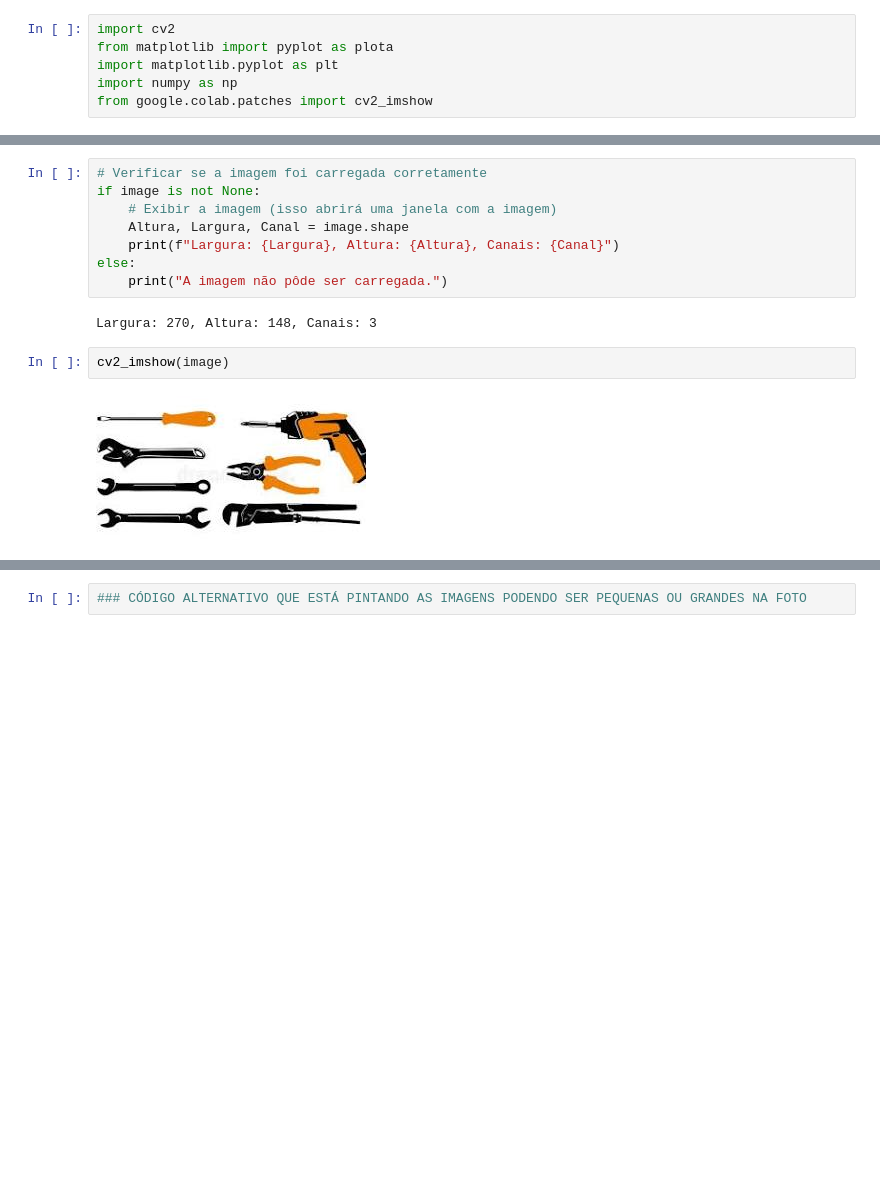
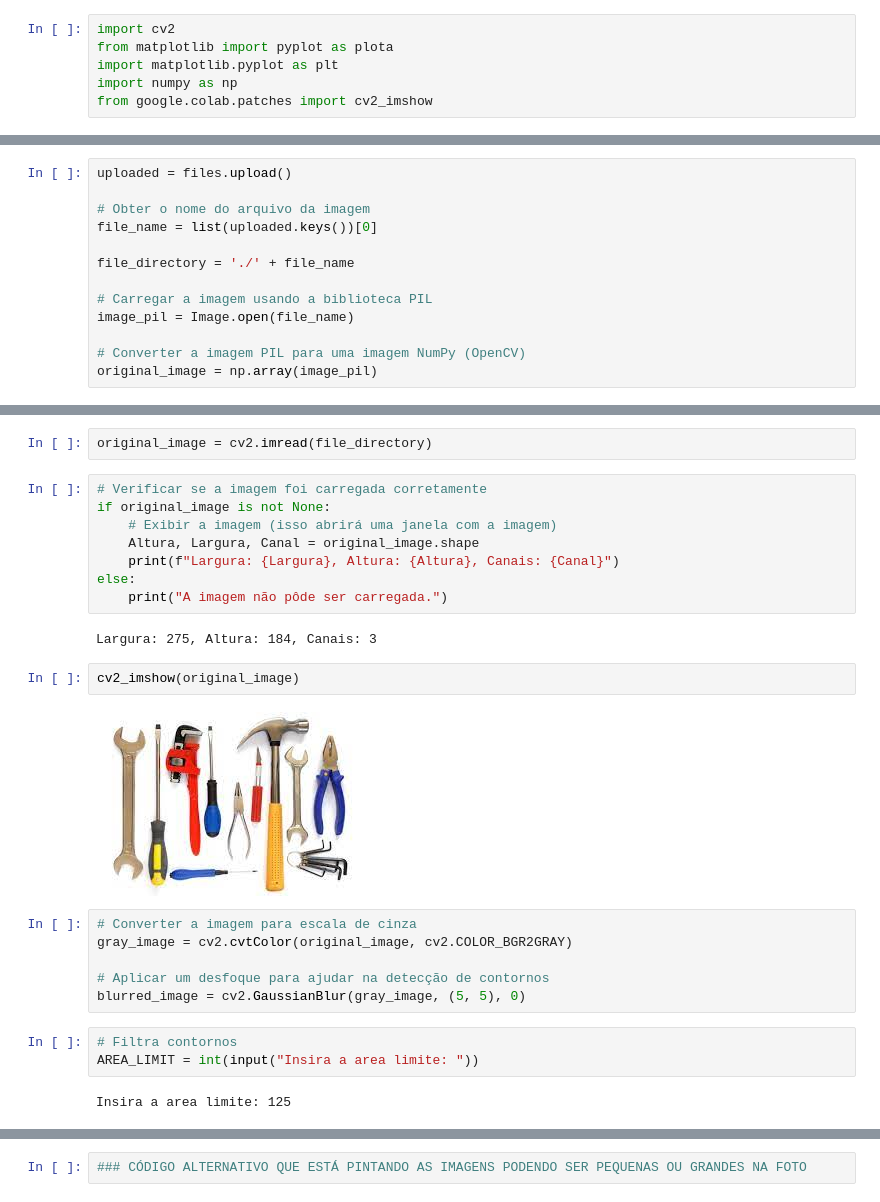
Before and after one commit to ElanDeyan/a3-cg-rv, a Jupyter notebook: A3_CG_E_RV.ipynb, the cells around one changed output, grey strips where cells are left out. Saved outputs shown, nothing was run; the diff lists cells and outputs as text; blank space fills up the shorter version.

```diff
--- a/A3_CG_E_RV.ipynb
+++ b/A3_CG_E_RV.ipynb
@@ -63,0 +68,13 @@ image = cv2.imread('./images.jpeg')
+# %%
+uploaded = files.upload()
+
+# Obter o nome do arquivo da imagem
+file_name = list(uploaded.keys())[0]
+
+file_directory = './' + file_name
+
+# Carregar a imagem usando a biblioteca PIL
+image_pil = Image.open(file_name)
+
+# Converter a imagem PIL para uma imagem NumPy (OpenCV)
+original_image = np.array(image_pil)
@@ -64,15 +84,28 @@ image = cv2.imread('./images.jpeg')
+# %%
+original_image = cv2.imread(file_directory)
 # %%
 # Verificar se a imagem foi carregada corretamente
-if image is not None:
+if original_image is not None:
     # Exibir a imagem (isso abrirá uma janela com a imagem)
-    Altura, Largura, Canal = image.shape
+    Altura, Largura, Canal = original_image.shape
     print(f"Largura: {Largura}, Altura: {Altura}, Canais: {Canal}")
 else:
     print("A imagem não pôde ser carregada.")
 # %% [output]
-Largura: 270, Altura: 148, Canais: 3
+Largura: 275, Altura: 184, Canais: 3
 # %%
-cv2_imshow(image)
+cv2_imshow(original_image)
 # %% [output]
-[figure, old version]
+[figure, new version]
+# %%
+# Converter a imagem para escala de cinza
+gray_image = cv2.cvtColor(original_image, cv2.COLOR_BGR2GRAY)
+
+# Aplicar um desfoque para ajudar na detecção de contornos
+blurred_image = cv2.GaussianBlur(gray_image, (5, 5), 0)
+# %%
+# Filtra contornos
+AREA_LIMIT = int(input("Insira a area limite: "))
+# %% [output]
+Insira a area limite: 125
 # %%
```
Also changed, not shown: parts of 17 cells of this notebook.
